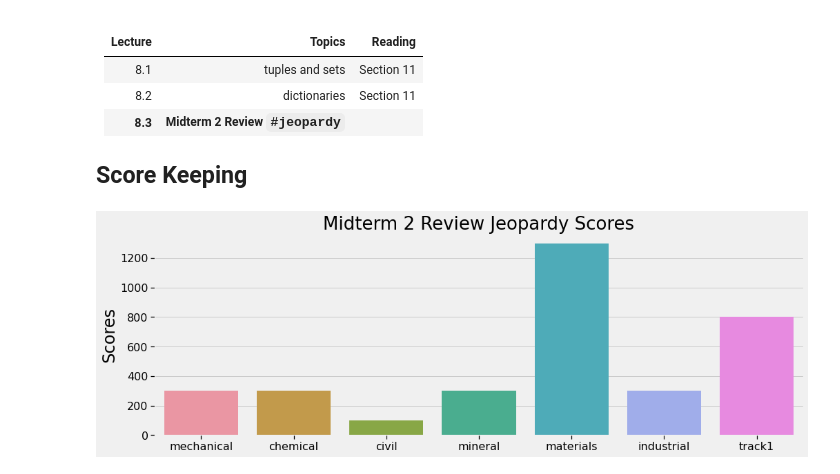
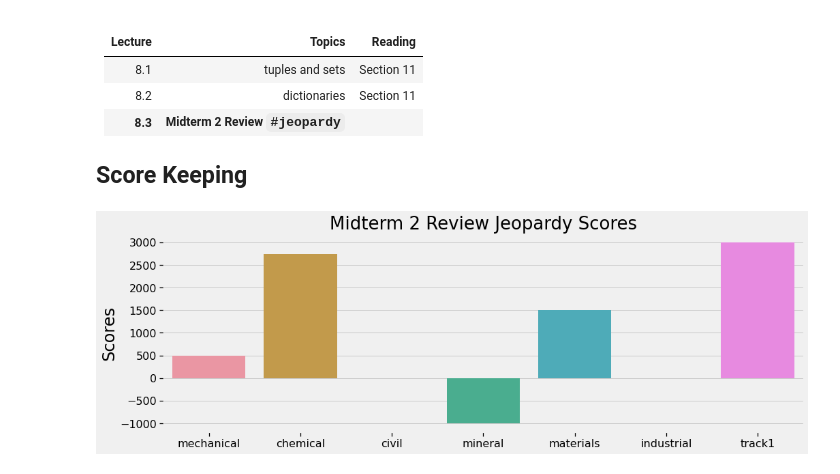
Before and after one commit to APS106/APS106-winter-2022-material, a Jupyter notebook: lectures/week8/lecture3/notebooks/jeopardy_scores.ipynb, the cells around one changed output. Cells and saved outputs as stored; diff of their text form; code cells hidden in the pictures.

```diff
--- a/lectures/week8/lecture3/notebooks/jeopardy_scores.ipynb
+++ b/lectures/week8/lecture3/notebooks/jeopardy_scores.ipynb
@@ -21,21 +21,21 @@ import warnings
 warnings.filterwarnings('ignore')
 # %%
 scores = {
-    'mechanical': sum([100, 200]),
-    'chemical': sum([100, 200]),
-    'civil': sum([100]),
-    'mineral': sum([100, 200]),
-    'materials': sum([100, 200, 1000]),
-    'industrial': sum([100, 200]),
-    'track1': sum([100, 200, 500])
+    'mechanical': sum([500]),
+    'chemical': sum([500, -250, -250, 250, -250, -250, 1000, 2000]),
+    'civil': sum([250, -250]),
+    'mineral': sum([-1000]),
+    'materials': sum([-250, 250, -500, 1000, 1000]),
+    'industrial': sum([]),
+    'track1': sum([250, 250, -250, -250, 1000, 2000])
 }
 scores = pd.DataFrame(data=scores, index=[0])
 
 plt.figure(figsize=(15, 5))
 plt.title('Midterm 2 Review Jeopardy Scores', fontsize=26)
 ax = sns.barplot(x=scores.columns, y=scores.iloc[0])
 ax.xaxis.set_tick_params(labelsize=16)
 ax.yaxis.set_tick_params(labelsize=16)
 ax.set_ylabel('Scores', fontsize=24);
 # %% [output]
-[figure, old version]
+[figure, new version]
```
Also changed, not shown: 18 other files.
